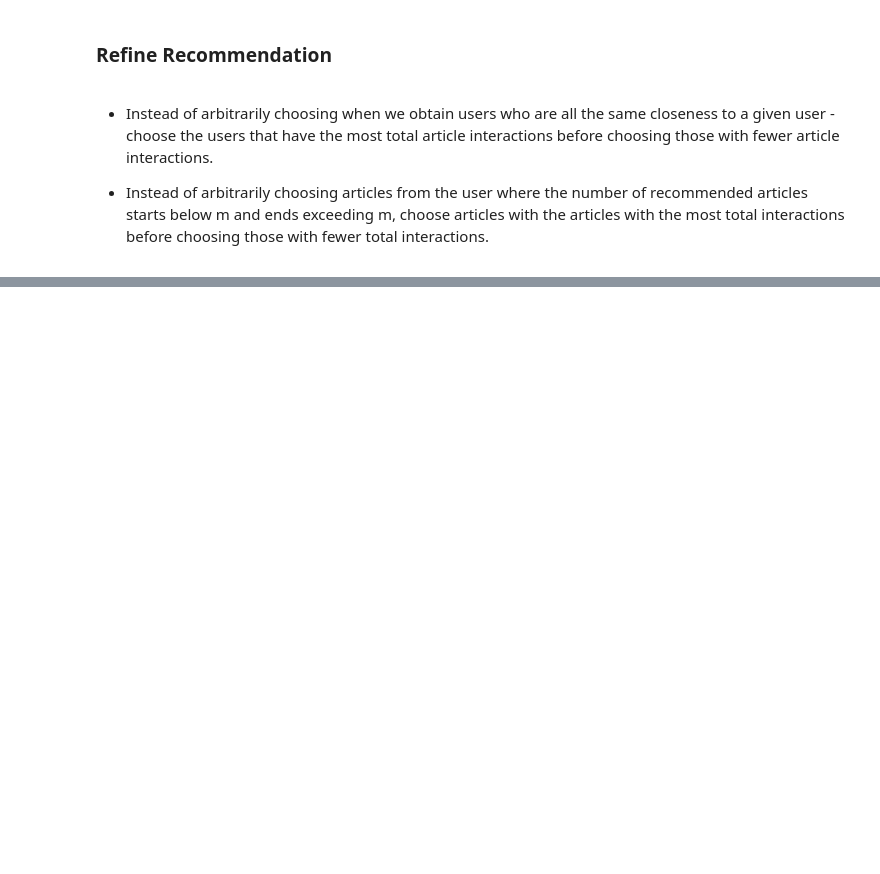
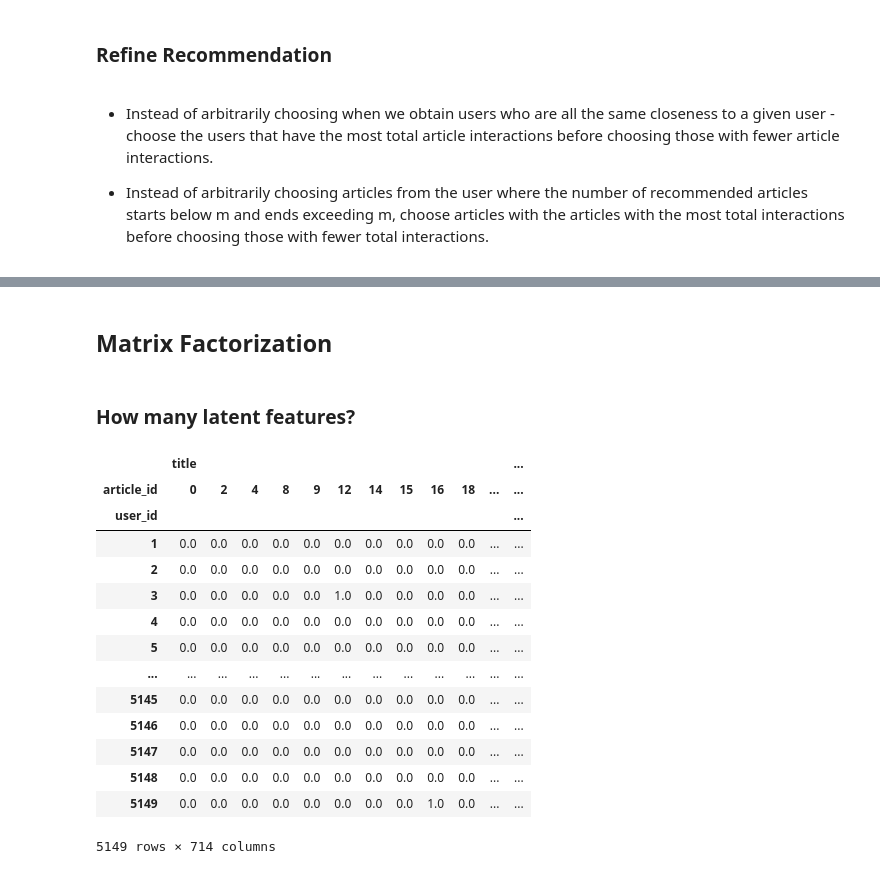
Before and after one commit to tristenwallace/IBM_article_recommender, a Jupyter notebook: notebooks/eda.ipynb, the cells around one changed output, grey strips where cells are left out. Saved outputs shown, nothing was run; the diff lists cells and outputs as text; code cells hidden in the pictures; blank space fills up the shorter version.

```diff
--- a/notebooks/eda.ipynb
+++ b/notebooks/eda.ipynb
@@ -461,3 +459,26 @@ The top 10 recommendations for user 20 are the following article ids:
 The top 10 recommendations for user 20 are the following article names:
 
 ['insights from new york car accident reports', 'use xgboost, scikit-learn & ibm watson machine learning apis', 'predicting churn with the spss random tree algorithm', 'apache spark lab, part 1: basic ...
+# %% [markdown]
+## Matrix Factorization
+# %% [markdown]
+### How many latent features?
+# %%
+# We already have our user_item matrix
+user_item
+# %% [output]
+|  | title |  |  |  |  |  |  |  |  |  |  | ... |
+| article_id | 0 | 2 | 4 | 8 | 9 | 12 | 14 | 15 | 16 | 18 | ... | ... |
+| user_id |  |  |  |  |  |  |  |  |  |  |  | ... |
+| 1 | 0.0 | 0.0 | 0.0 | 0.0 | 0.0 | 0.0 | 0.0 | 0.0 | 0.0 | 0.0 | ... | ... |
+| 2 | 0.0 | 0.0 | 0.0 | 0.0 | 0.0 | 0.0 | 0.0 | 0.0 | 0.0 | 0.0 | ... | ... |
+| 3 | 0.0 | 0.0 | 0.0 | 0.0 | 0.0 | 1.0 | 0.0 | 0.0 | 0.0 | 0.0 | ... | ... |
+| 4 | 0.0 | 0.0 | 0.0 | 0.0 | 0.0 | 0.0 | 0.0 | 0.0 | 0.0 | 0.0 | ... | ... |
+| 5 | 0.0 | 0.0 | 0.0 | 0.0 | 0.0 | 0.0 | 0.0 | 0.0 | 0.0 | 0.0 | ... | ... |
+| ... | ... | ... | ... | ... | ... | ... | ... | ... | ... | ... | ... | ... |
+| 5145 | 0.0 | 0.0 | 0.0 | 0.0 | 0.0 | 0.0 | 0.0 | 0.0 | 0.0 | 0.0 | ... | ... |
+| 5146 | 0.0 | 0.0 | 0.0 | 0.0 | 0.0 | 0.0 | 0.0 | 0.0 | 0.0 | 0.0 | ... | ... |
+| 5147 | 0.0 | 0.0 | 0.0 | 0.0 | 0.0 | 0.0 | 0.0 | 0.0 | 0.0 | 0.0 | ... | ... |
+| 5148 | 0.0 | 0.0 | 0.0 | 0.0 | 0.0 | 0.0 | 0.0 | 0.0 | 0.0 | 0.0 | ... | ... |
+| 5149 | 0.0 | 0.0 | 0.0 | 0.0 | 0.0 | 0.0 | 0.0 | 0.0 | 1.0 | 0.0 | ... | ... |
+5149 rows × 714 columns
```
Also changed, not shown: parts of 30 cells of this notebook.
